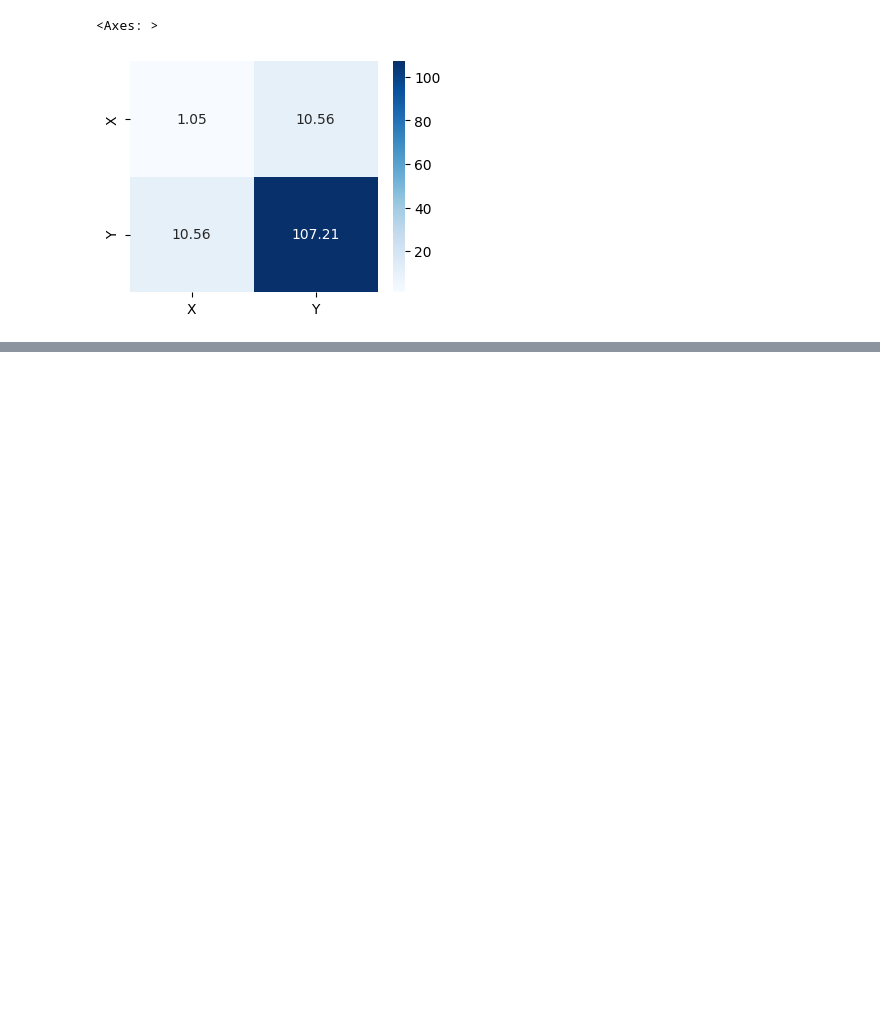
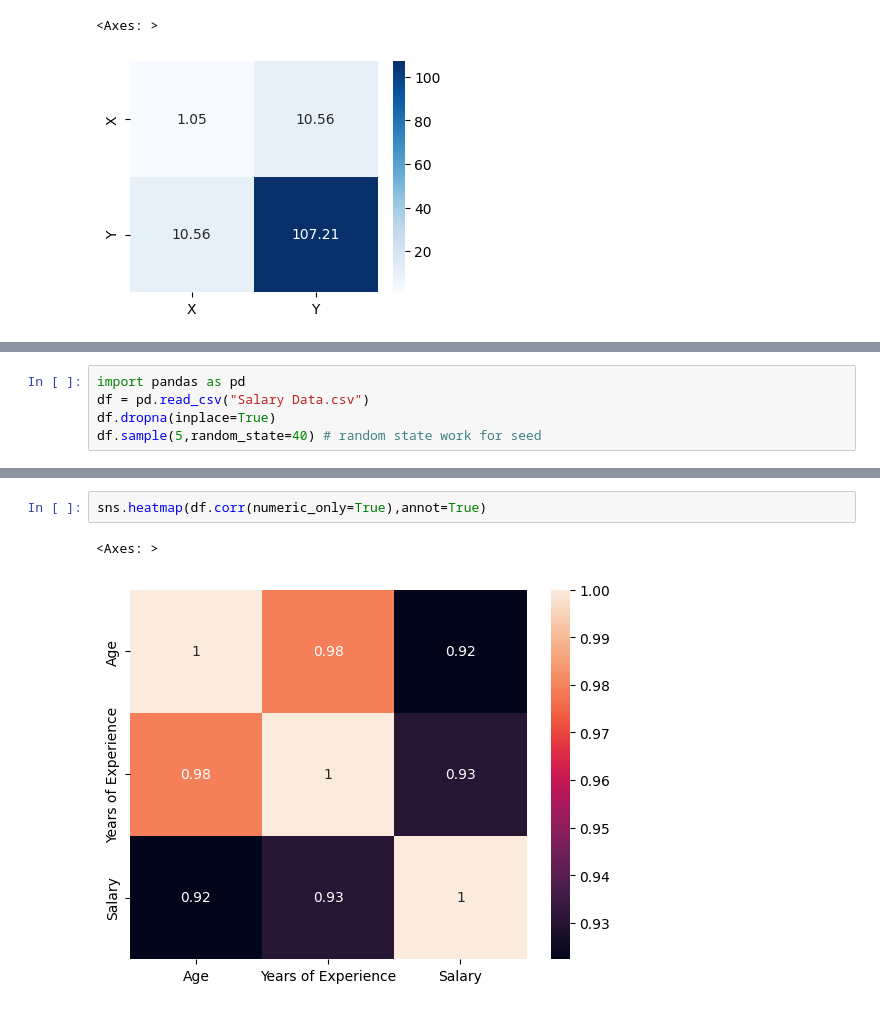
Before and after one commit to acharyaamul/Covariance_Corelation, a Jupyter notebook: correlation and covariance.ipynb, the cells around one changed output, grey strips where cells are left out. Cells and saved outputs as stored; diff of their text form; blank space fills up the shorter version.

```diff
--- a/correlation and covariance.ipynb
+++ b/correlation and covariance.ipynb
@@ -60,0 +63,5 @@ sns.heatmap(df,annot=True,fmt='.2f',cmap="Blues")
+# %%
+import pandas as pd
+df = pd.read_csv("Salary Data.csv")
+df.dropna(inplace=True)
+df.sample(5,random_state=40) # random state work for seed
@@ -60,0 +82,5 @@ sns.heatmap(df,annot=True,fmt='.2f',cmap="Blues")
+# %%
+sns.heatmap(df.corr(numeric_only=True),annot=True)
+# %% [output]
+<Axes: >
+[figure, added]
```
Also changed, not shown: parts of 16 cells of this notebook, 1 other file.
